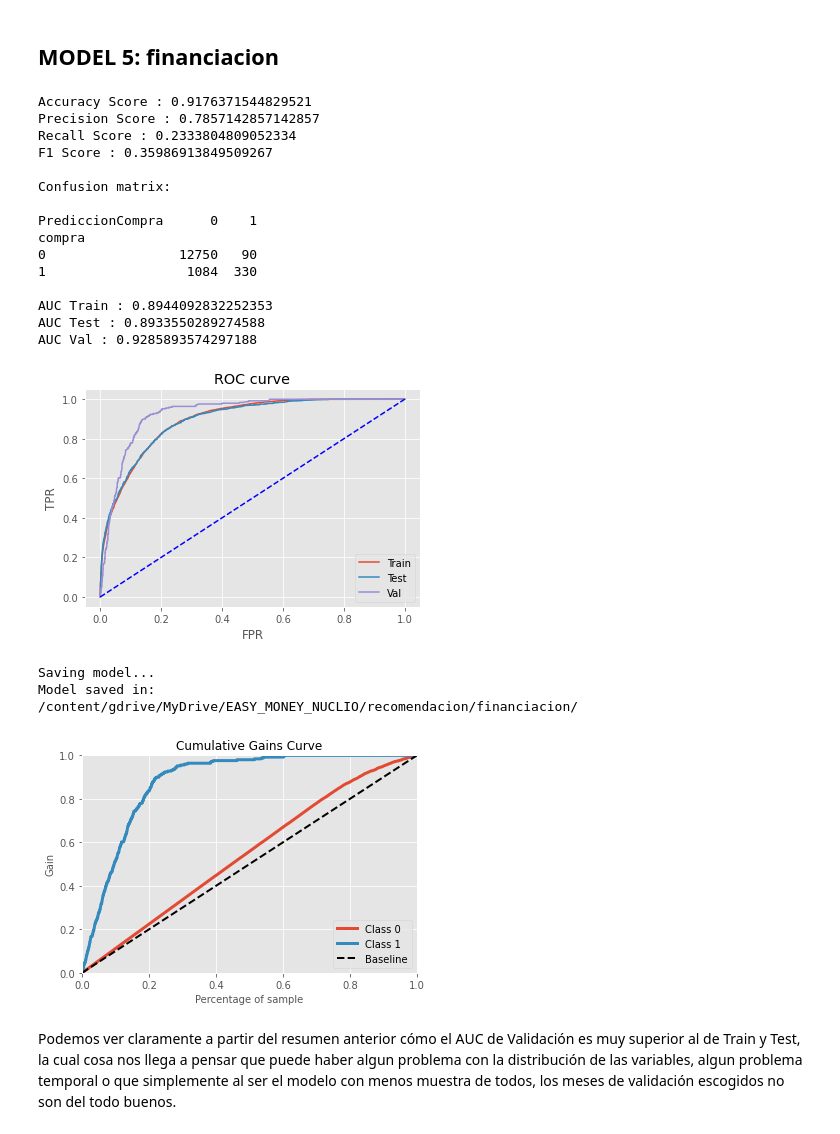
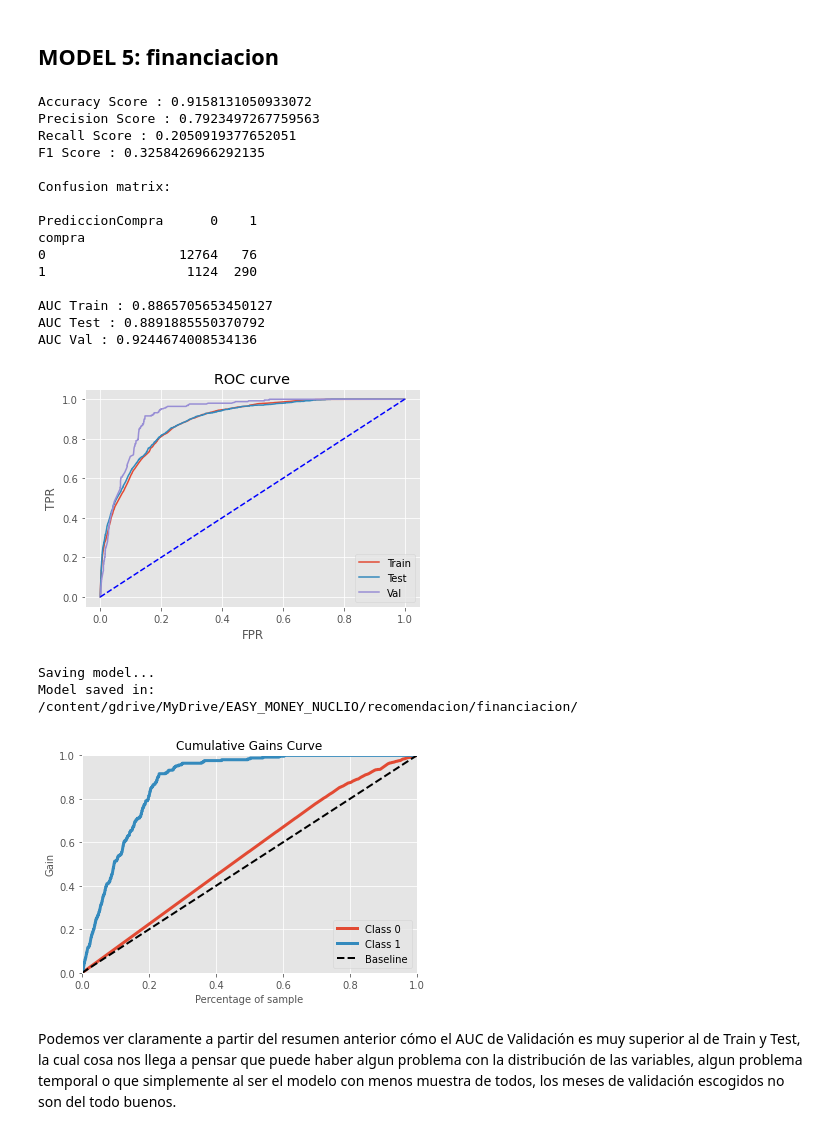
Before and after one commit to gerardtorrent97/easymoney-project, a Jupyter notebook: Recomendacion.ipynb, the cells around one changed output. Drawn from its saved outputs; the diff is of its cells as text; code cells hidden in the pictures.

```diff
--- a/Recomendacion.ipynb
+++ b/Recomendacion.ipynb
@@ -1116,28 +1116,28 @@ ah_i.get_feature_importance().plot.bar()
 # %% [markdown]
 ## MODEL 5: financiacion
 # %%
-f = model_summary("financiacion", xgb.XGBClassifier(n_estimators=50, min_samples_leaf=100, max_depth=4))
+f = model_summary("financiacion", xgb.XGBClassifier(n_estimators=50, min_samples_leaf=200))
 # %% [output]
-Accuracy Score : 0.9176371544829521
-Precision Score : 0.7857142857142857
-Recall Score : 0.2333804809052334
-F1 Score : 0.35986913849509267
+Accuracy Score : 0.9158131050933072
+Precision Score : 0.7923497267759563
+Recall Score : 0.2050919377652051
+F1 Score : 0.3258426966292135
 
 Confusion matrix:
 
 PrediccionCompra      0    1
 compra
-0                 12750   90
-1                  1084  330
+0                 12764   76
+1                  1124  290
 
-AUC Train : 0.8944092832252353
-AUC Test : 0.8933550289274588
-AUC Val : 0.9285893574297188
+AUC Train : 0.8865705653450127
+AUC Test : 0.8891885550370792
+AUC Val : 0.9244674008534136
-[figure, old version]
+[figure, new version]
 Saving model...
 Model saved in:
 /content/gdrive/MyDrive/EASY_MONEY_NUCLIO/recomendacion/financiacion/
-[figure, old version]
+[figure, new version]
 # %% [markdown]
 Podemos ver claramente a partir del resumen anterior cómo el AUC de Validación es muy superior al de Train y Test, la cual cosa nos llega a pensar que puede haber algun problema con la distribución de las variables, algun problema temporal o que simplemente al ser el modelo con menos muestra de todos, los meses de validación escogidos no son del todo buenos.
 # %%
```
